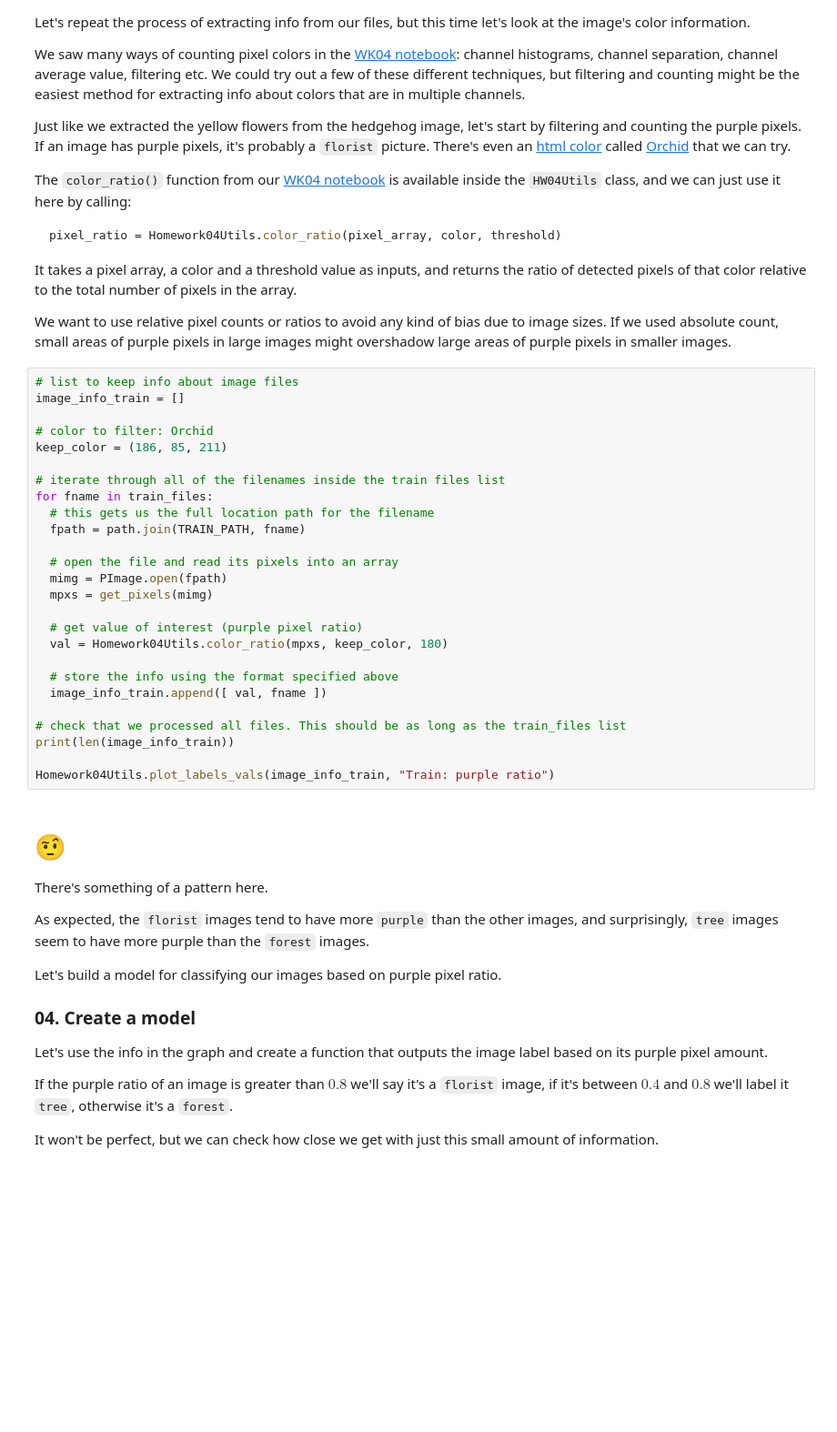
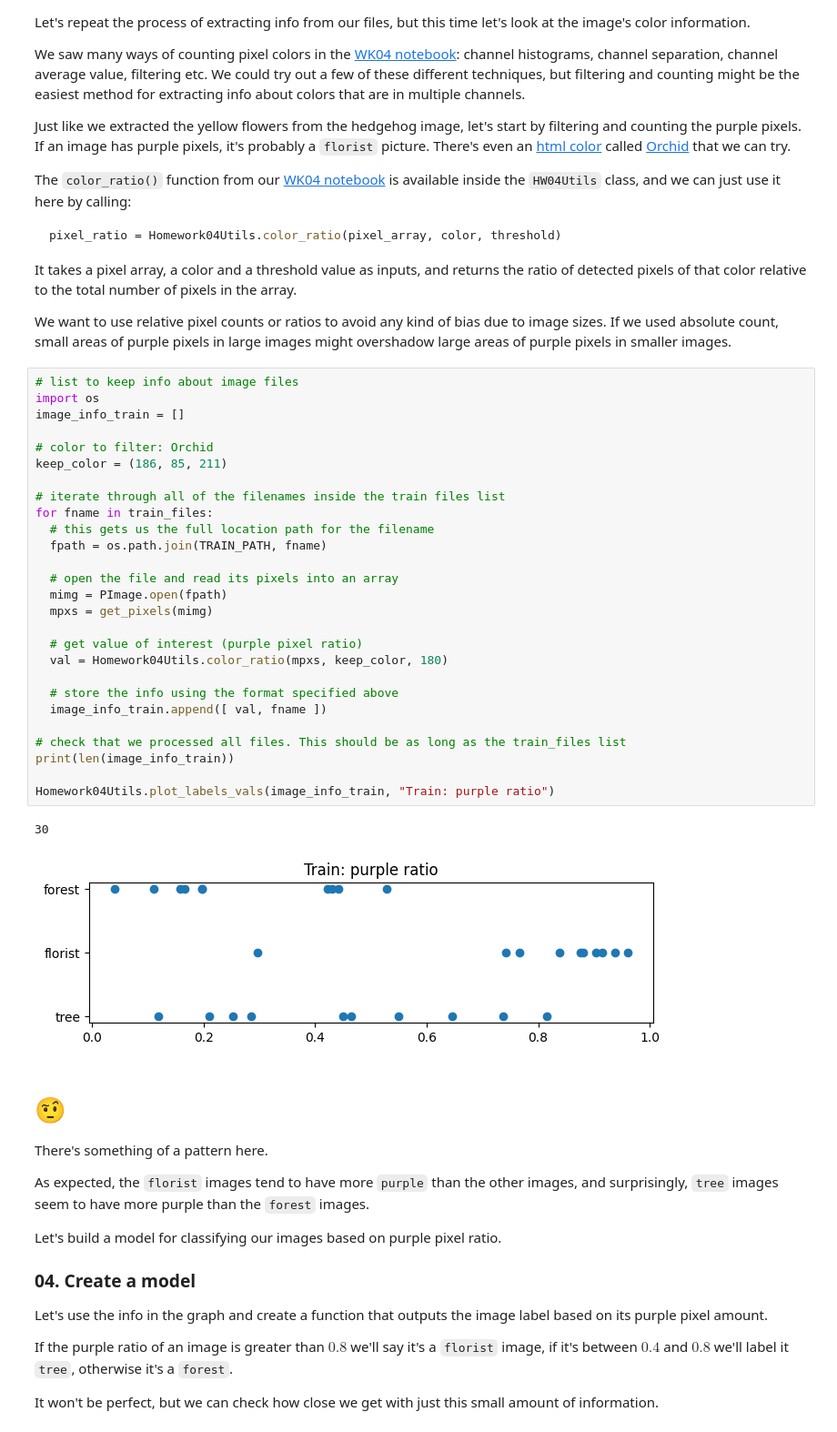
Before and after one commit to MLHarshita/HW04, a Jupyter notebook: Homework04.ipynb, the cells around one changed output. Shown: that part at 91% size. Saved outputs shown, nothing was run; the diff lists cells and outputs as text; blank space fills up the shorter version.

```diff
--- a/Homework04.ipynb
+++ b/Homework04.ipynb
@@ -582,30 +595,34 @@ It takes a pixel array, a color and a threshold value as inputs, and returns the
 We want to use relative pixel counts or ratios to avoid any kind of bias due to image sizes. If we used absolute count, small areas of purple pixels in large images might overshadow large areas of purple pixels in smaller images.
 # %%
 # list to keep info about image files
+import os
 image_info_train = []
 
 # color to filter: Orchid
 keep_color = (186, 85, 211)
 
 # iterate through all of the filenames inside the train files list
 for fname in train_files:
   # this gets us the full location path for the filename
-  fpath = path.join(TRAIN_PATH, fname)
+  fpath = os.path.join(TRAIN_PATH, fname)
 
   # open the file and read its pixels into an array
   mimg = PImage.open(fpath)
   mpxs = get_pixels(mimg)
 
   # get value of interest (purple pixel ratio)
   val = Homework04Utils.color_ratio(mpxs, keep_color, 180)
 
   # store the info using the format specified above
   image_info_train.append([ val, fname ])
 
 # check that we processed all files. This should be as long as the train_files list
 print(len(image_info_train))
 
 Homework04Utils.plot_labels_vals(image_info_train, "Train: purple ratio")
+# %% [output]
+30
+[figure, added]
 # %% [markdown]
 # 🤨
 
```
Also changed, not shown: parts of 7 cells of this notebook, 1 other file.
